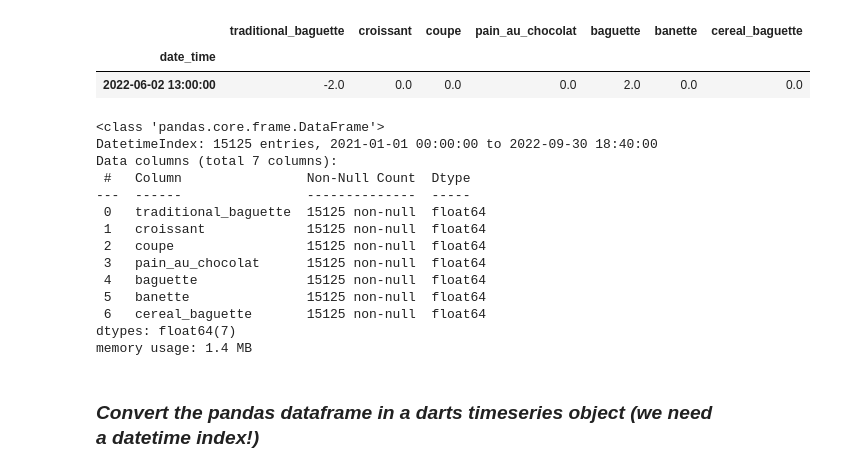
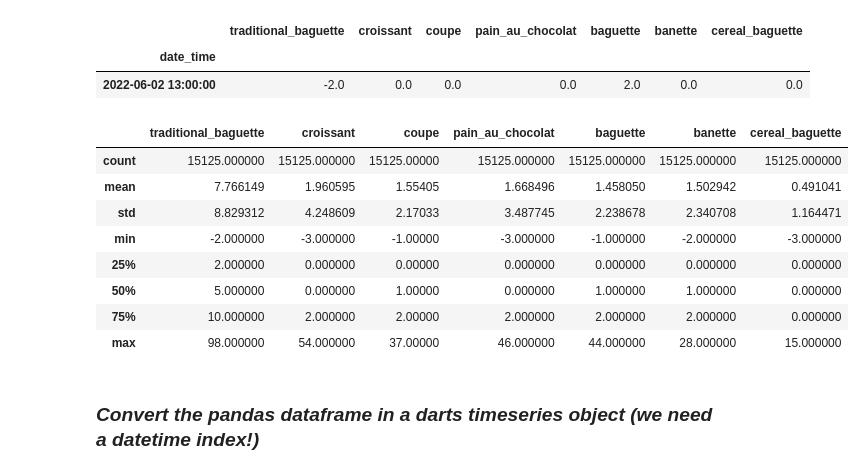
Before and after one commit to Alex5xelA/Bakery_sales_forecast, a Jupyter notebook: notebooks/003_darts_ts_endo_1.ipynb, the cells around one changed output. Cells and saved outputs as stored; diff of their text form; code cells hidden in the pictures.

```diff
--- a/notebooks/003_darts_ts_endo_1.ipynb
+++ b/notebooks/003_darts_ts_endo_1.ipynb
@@ -145,22 +145,17 @@ df_sales[df_sales['traditional_baguette'] < 0]
 | date_time |  |  |  |  |  |  |  |
 | 2022-06-02 13:00:00 | -2.0 | 0.0 | 0.0 | 0.0 | 2.0 | 0.0 | 0.0 |
 # %%
-df_sales.info()
+df_sales.describe()
 # %% [output]
-<class 'pandas.core.frame.DataFrame'>
-DatetimeIndex: 15125 entries, 2021-01-01 00:00:00 to 2022-09-30 18:40:00
-Data columns (total 7 columns):
- #   Column                Non-Null Count  Dtype
----  ------                --------------  -----
- 0   traditional_baguette  15125 non-null  float64
- 1   croissant             15125 non-null  float64
- 2   coupe                 15125 non-null  float64
- 3   pain_au_chocolat      15125 non-null  float64
- 4   baguette              15125 non-null  float64
- 5   banette               15125 non-null  float64
- 6   cereal_baguette       15125 non-null  float64
-dtypes: float64(7)
-memory usage: 1.4 MB
+|  | traditional_baguette | croissant | coupe | pain_au_chocolat | baguette | banette | cereal_baguette |
+| count | 15125.000000 | 15125.000000 | 15125.00000 | 15125.000000 | 15125.000000 | 15125.000000 | 15125.000000 |
+| mean | 7.766149 | 1.960595 | 1.55405 | 1.668496 | 1.458050 | 1.502942 | 0.491041 |
+| std | 8.829312 | 4.248609 | 2.17033 | 3.487745 | 2.238678 | 2.340708 | 1.164471 |
+| min | -2.000000 | -3.000000 | -1.00000 | -3.000000 | -1.000000 | -2.000000 | -3.000000 |
+| 25% | 2.000000 | 0.000000 | 0.00000 | 0.000000 | 0.000000 | 0.000000 | 0.000000 |
+| 50% | 5.000000 | 0.000000 | 1.00000 | 0.000000 | 1.000000 | 1.000000 | 0.000000 |
+| 75% | 10.000000 | 2.000000 | 2.00000 | 2.000000 | 2.000000 | 2.000000 | 0.000000 |
+| max | 98.000000 | 54.000000 | 37.00000 | 46.000000 | 44.000000 | 28.000000 | 15.000000 |
 # %% [markdown]
 ### __*Convert the pandas dataframe in a darts timeseries object (we need a datetime index!)*__
 # %%
```
Also changed, not shown: parts of 3 cells of this notebook, 2 other files.
